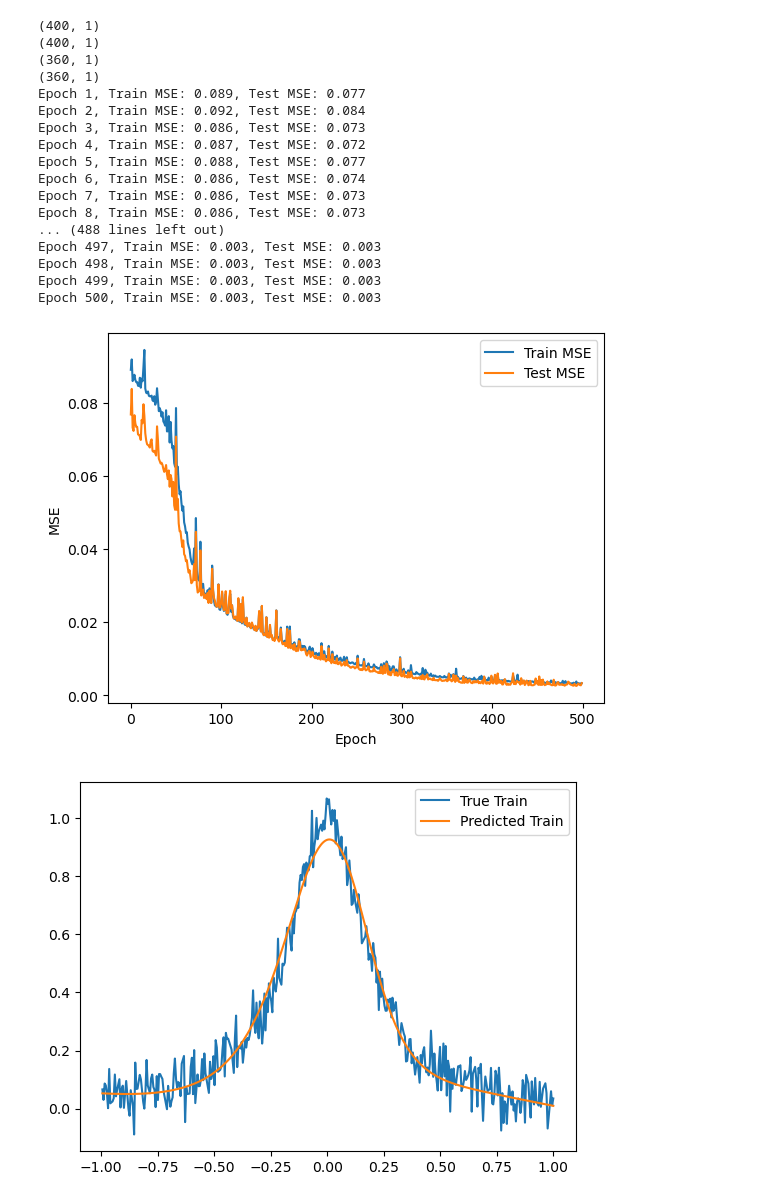
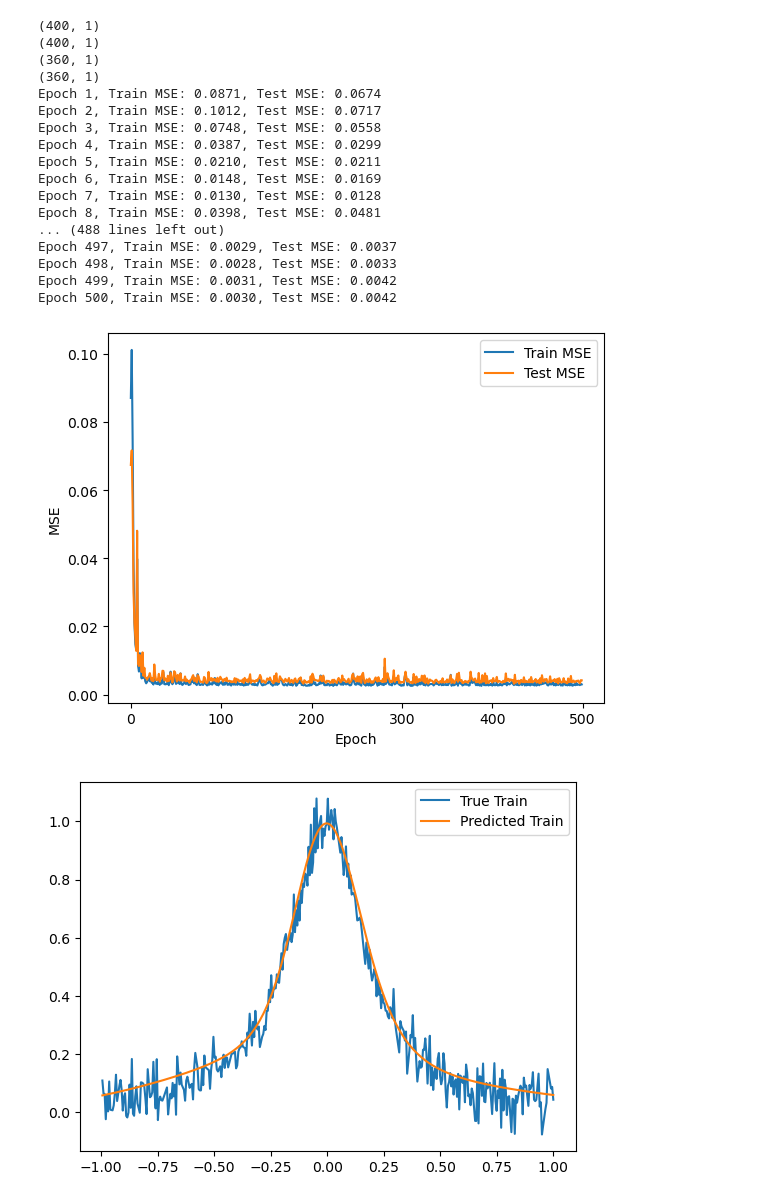
Before and after one commit to ViktorNanotech/FYS-STK4155-Project2, a Jupyter notebook: Code/FFNN_Reg.ipynb, the cells around one changed output. Saved outputs shown, nothing was run; the diff lists cells and outputs as text; code cells hidden in the pictures.

```diff
--- a/Code/FFNN_Reg.ipynb
+++ b/Code/FFNN_Reg.ipynb
@@ -77,9 +78,10 @@ def backpropagation_batch(x, layers, activation_funcs, y, activation_ders, cost_
     return layer_grads
 # %%
 from sklearn.model_selection import train_test_split
-import numpy as np  # Regular np is fine here
+import numpy as np
 import matplotlib.pyplot as plt
 
+#Defining the runge function and adding noise
 def runge(x):
     return 1 / (1 + 25 * x**2)
 
@@ -105,7 +107,7 @@ activation_ders = [sigmoid_der, sigmoid_der, lambda x: np.ones_like(x)]
 layer_output_sizes = [50, 50, 1]
 learning_rate = 0.1
 epochs = 500
-train_batch_size = 18  # Add mini-batching
+train_batch_size = 1  # Add mini-batching
 
 layers = create_layers_batch(network_input_size, layer_output_sizes)
 
@@ -129,56 +131,56 @@ def train_network(x_train, x_test, y_train, y_test, layers, activation_funcs, ac
                 W -= learning_rate * W_g
                 b -= learning_rate * b_g
 
-        # Losses
+        #Computing accuracies and predictions
         train_pred = feed_forward(x_train, layers, activation_funcs)
         test_pred = feed_forward(x_test, layers, activation_funcs)
         train_mse = mse(train_pred, y_train)
         test_mse = mse(test_pred, y_test)
         train_losses.append(train_mse)
         test_losses.append(test_mse)
-        print(f"Epoch {epoch+1}, Train MSE: {train_mse:.3f}, Test MSE: {test_mse:.3f}")
+        print(f"Epoch {epoch+1}, Train MSE: {train_mse:.4f}, Test MSE: {test_mse:.4f}")
 
-    # Plot losses
+    # Plot MSE
     plt.plot(train_losses, label='Train MSE')
     plt.plot(test_losses, label='Test MSE')
     plt.xlabel('Epoch')
     plt.ylabel('MSE')
     plt.legend()
     plt.show()
 
-    # Plot predictions (sorted for curve visualization)
+    #Plot predictions (sorted for curve visualization)
     sort_idx_train = np.argsort(x_train[:, 0])
     plt.plot(x_train[sort_idx_train], y_train[sort_idx_train], label='True Train')
     plt.plot(x_train[sort_idx_train], train_pred[sort_idx_train], label='Predicted Train')
     plt.legend()
     plt.show()
 
     sort_idx_test = np.argsort(x_test[:, 0])
     plt.plot(x_test[sort_idx_test], y_test[sort_idx_test], label='True Test')
     plt.plot(x_test[sort_idx_test], test_pred[sort_idx_test], label='Predicted Test')
     plt.legend()
     plt.show()
 
     return layers, train_losses, test_losses
 
 train_network(x_train, x_test, y_train, y_test, layers, activation_funcs, activation_ders, learning_rate, epochs, train_batch_size)
 # %% [output]
 (400, 1)
 (400, 1)
 (360, 1)
 (360, 1)
-Epoch 1, Train MSE: 0.089, Test MSE: 0.077
-Epoch 2, Train MSE: 0.092, Test MSE: 0.084
-Epoch 3, Train MSE: 0.086, Test MSE: 0.073
-Epoch 4, Train MSE: 0.087, Test MSE: 0.072
-Epoch 5, Train MSE: 0.088, Test MSE: 0.077
-Epoch 6, Train MSE: 0.086, Test MSE: 0.074
-Epoch 7, Train MSE: 0.086, Test MSE: 0.073
-Epoch 8, Train MSE: 0.086, Test MSE: 0.073
+Epoch 1, Train MSE: 0.0871, Test MSE: 0.0674
+Epoch 2, Train MSE: 0.1012, Test MSE: 0.0717
+Epoch 3, Train MSE: 0.0748, Test MSE: 0.0558
+Epoch 4, Train MSE: 0.0387, Test MSE: 0.0299
+Epoch 5, Train MSE: 0.0210, Test MSE: 0.0211
+Epoch 6, Train MSE: 0.0148, Test MSE: 0.0169
+Epoch 7, Train MSE: 0.0130, Test MSE: 0.0128
+Epoch 8, Train MSE: 0.0398, Test MSE: 0.0481
 ... (488 lines left out)
-Epoch 497, Train MSE: 0.003, Test MSE: 0.003
-Epoch 498, Train MSE: 0.003, Test MSE: 0.003
-Epoch 499, Train MSE: 0.003, Test MSE: 0.003
-Epoch 500, Train MSE: 0.003, Test MSE: 0.003
+Epoch 497, Train MSE: 0.0029, Test MSE: 0.0037
+Epoch 498, Train MSE: 0.0028, Test MSE: 0.0033
+Epoch 499, Train MSE: 0.0031, Test MSE: 0.0042
+Epoch 500, Train MSE: 0.0030, Test MSE: 0.0042
-[figure, old version]
+[figure, new version]
-[figure, old version]
+[figure, new version]
```
Also changed, not shown: parts of 3 cells of this notebook, 1 other file.
